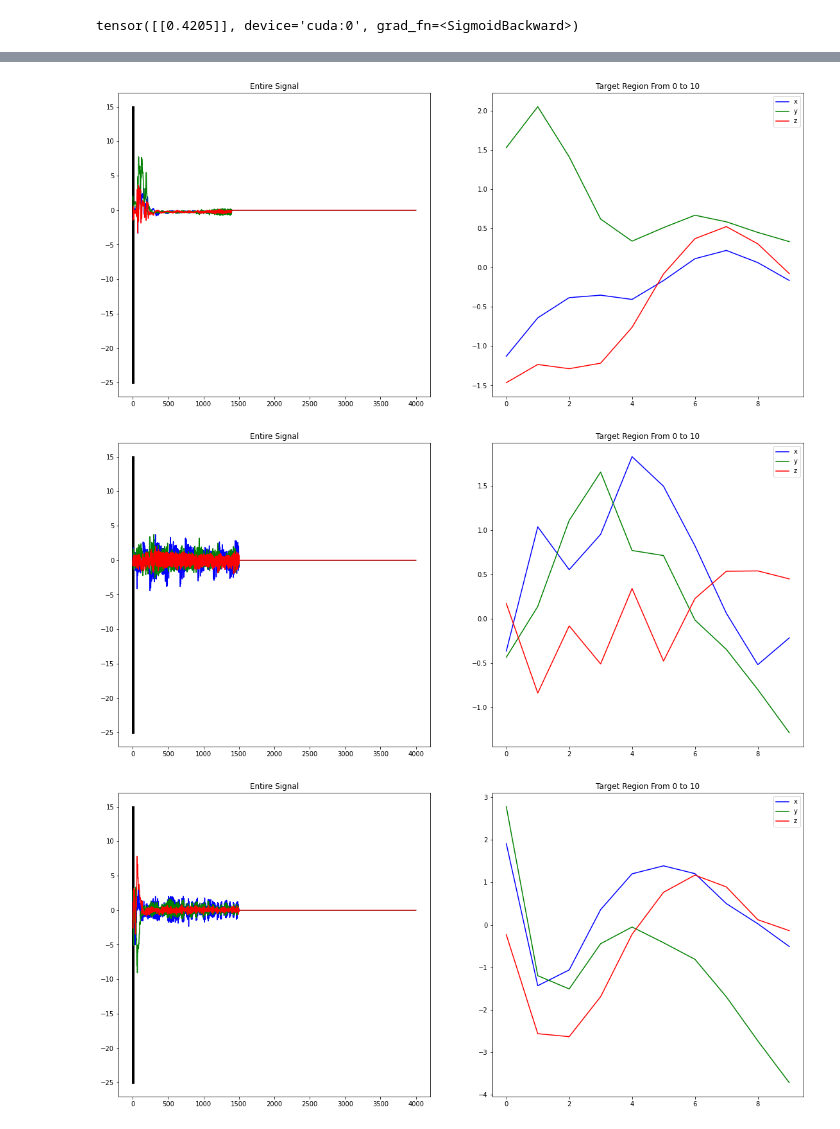
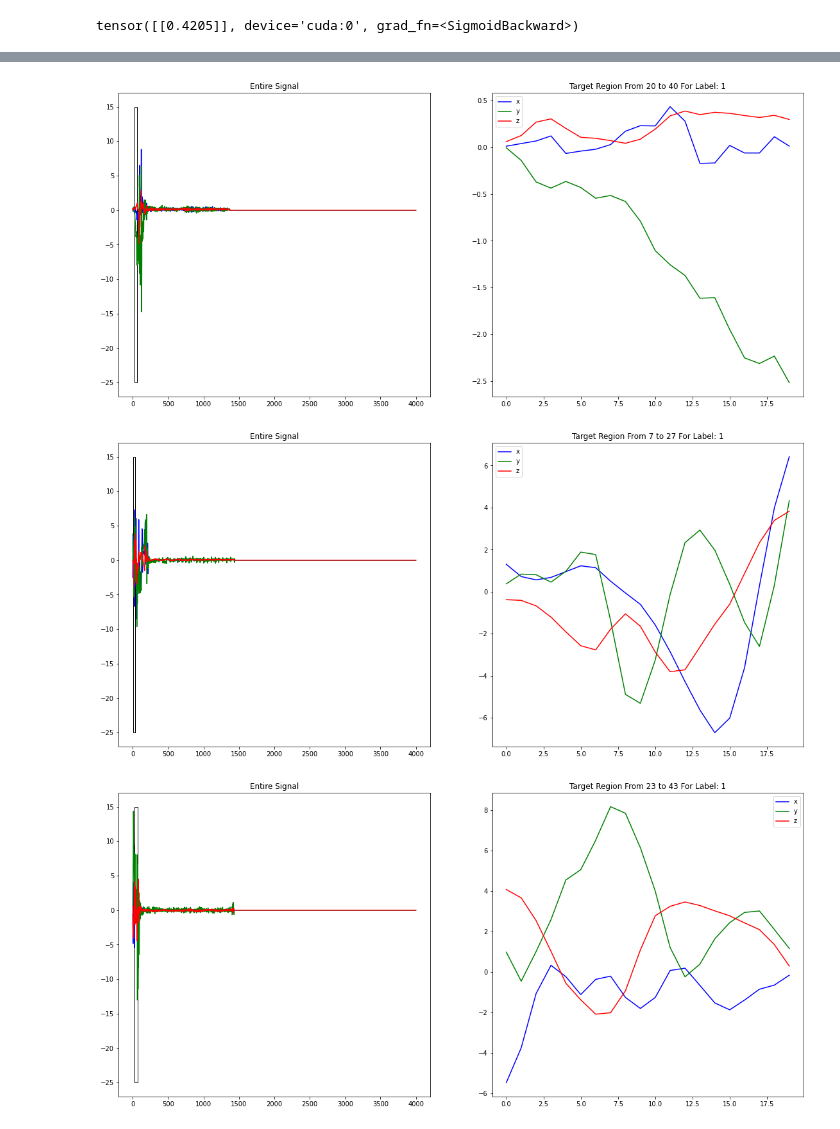
Before and after one commit to anas-awadalla/Incepto, a Jupyter notebook: interpretability_experiments/mPower_Unit_Interpretations.ipynb, the cells around one changed output, grey strips where cells are left out. Cells and saved outputs as stored; diff of their text form; code cells hidden in the pictures.

Commit message:
added Searching for Signal data

```diff
--- a/interpretability_experiments/mPower_Unit_Interpretations.ipynb
+++ b/interpretability_experiments/mPower_Unit_Interpretations.ipynb
@@ -255,0 +266,3 @@ print(layers)
+# %%
+layers_1 = get_topk_units(model,data, sample_label, target=1, sample_size=10)
+print(layers_1)
@@ -259,12 +274,11 @@ try:
 except:
   None
 # %%
-sample_size = 100
-layername = layers[2][0][0]
+sample_size = 1
+layername = layers_1[6][0][0]
+unit = layers_1[6][0][1]
 model.retain_layer(layername)
 
-data = torch.FloatTensor(sample.cpu().float()).to(device)
-print(data.shape)
 
 def max_activations(batch, *args):
     image_batch = data.cuda()
@@ -282,7 +296,7 @@ topk = tally.tally_topk(
     max_activations,
     dataset=data,
     sample_size=sample_size,
-    batch_size=100,
+    batch_size=1,
     cachefile='results/cache_mean_topk.npz'
 )
 
@@ -308,7 +320,7 @@ def plot_signal(signals, boundaries, label):
     ax = fig.add_subplot(4, 4, i + 1)
     i += 1
     for s,b in zip(signals,boundaries):
-        rect = patches.Rectangle((b[0],-25),b[1],40,linewidth=3,edgecolor='black' ,facecolor='none')
+        rect = patches.Rectangle((b[0],-25),b[1],40,linewidth=1,edgecolor='black' ,facecolor='none')
         ax.add_patch(rect)
         ax.set_title("Entire Signal")
 
@@ -319,7 +331,7 @@ def plot_signal(signals, boundaries, label):
         ax = fig.add_subplot(4, 4, i + 1)
         i += 1
 
-        ax.set_title("Target Region From "+str(b[0])+" to "+str(b[1]))
+        ax.set_title("Target Region From "+str(b[0])+" to "+str(b[1])+" For Label: "+str(label.item()))
 
         ax.plot(s[0][b[0]:b[1]],color='blue',label='x')
         ax.plot(s[1][b[0]:b[1]],color='green',label='y')
@@ -329,18 +341,18 @@ def plot_signal(signals, boundaries, label):
     plt.legend()
     plt.show()
 # %%
-def viz_signal(signal_index, unit_index, signals, layername, threshold=0.9, window_size=20):
+def viz_signal(signal_index, unit_index, signals, signal_labels, layername, threshold=0.8, window_size=20):
     a = model.retained_layer(layername)[signal_index].cpu().numpy()
     try:
         lower_bound = get_window(a[unit_index],threshold,window_size=window_size)
-        plot_signal([signals[signal_index].cpu().numpy()],[[lower_bound,lower_bound+window_size]],"label")
+        plot_signal([signals[signal_index].cpu().numpy()],[[lower_bound,lower_bound+window_size]],signal_labels[signal_index])
     except:
         return
 # %%
-topk = 5
+topk = 3
 for i in top_indexes[unit][:topk]:
-    viz_signal(i,unit,data,layername)
+    viz_signal(i,unit,data,sample_label, layername)
 # %% [output]
-[figure, old version]
+[figure, new version]
-[figure, old version]
+[figure, new version]
-[figure, old version]
+[figure, new version]
```
Also changed, not shown: parts of 11 cells of this notebook, 6 other files.
